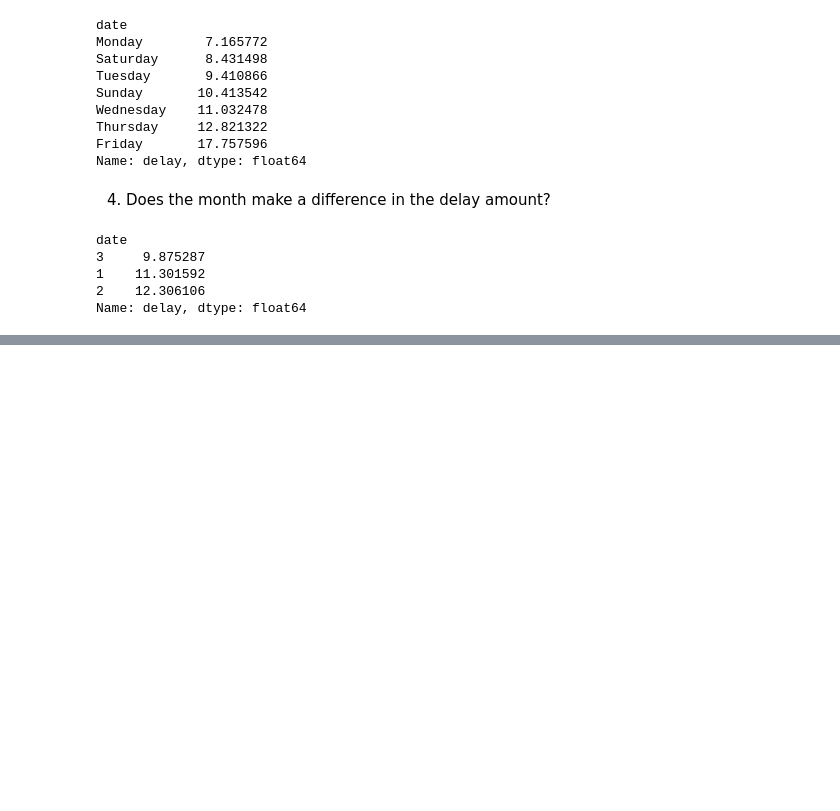
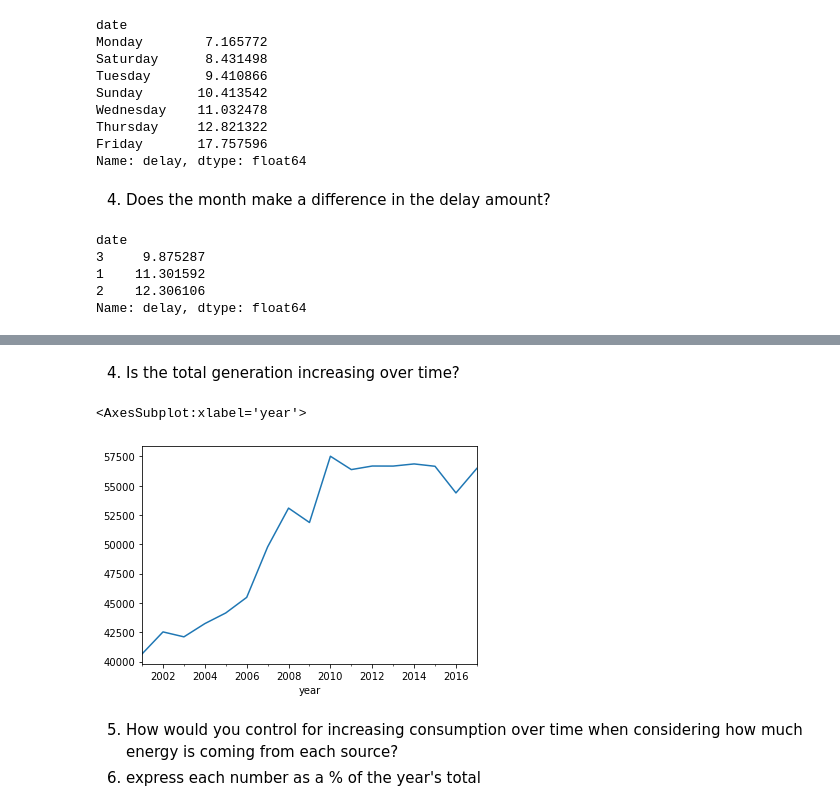
Before and after one commit to veronica-f-reyes/time-series-exercises, a Jupyter notebook: working_with_time_series_data_exercises.ipynb, the cells around one changed output, grey strips where cells are left out. Cells and saved outputs as stored; diff of their text form; code cells hidden in the pictures; blank space fills up the shorter version.

```diff
--- a/working_with_time_series_data_exercises.ipynb
+++ b/working_with_time_series_data_exercises.ipynb
@@ -504,0 +581,7 @@ Name: delay, dtype: float64
+# %%
+
+# Display the data as table where years are columns, and energy source is rows (Hint: df.pivot_table)
+
+# make a new column which is just the year
+
+df['cal_year'] = df.index.year
@@ -504,0 +611,13 @@ Name: delay, dtype: float64
+# %% [markdown]
+4. Is the total generation increasing over time?
+# %%
+
+# Is the total generation increasing over time?
+
+df.net_generation.resample('YS').sum().plot()
+# %% [output]
+<AxesSubplot:xlabel='year'>
+[figure, added]
+# %% [markdown]
+5. How would you control for increasing consumption over time when considering how much energy is coming from each source?
+6. express each number as a % of the year's total
```
Also changed, not shown: parts of 16 cells of this notebook.
